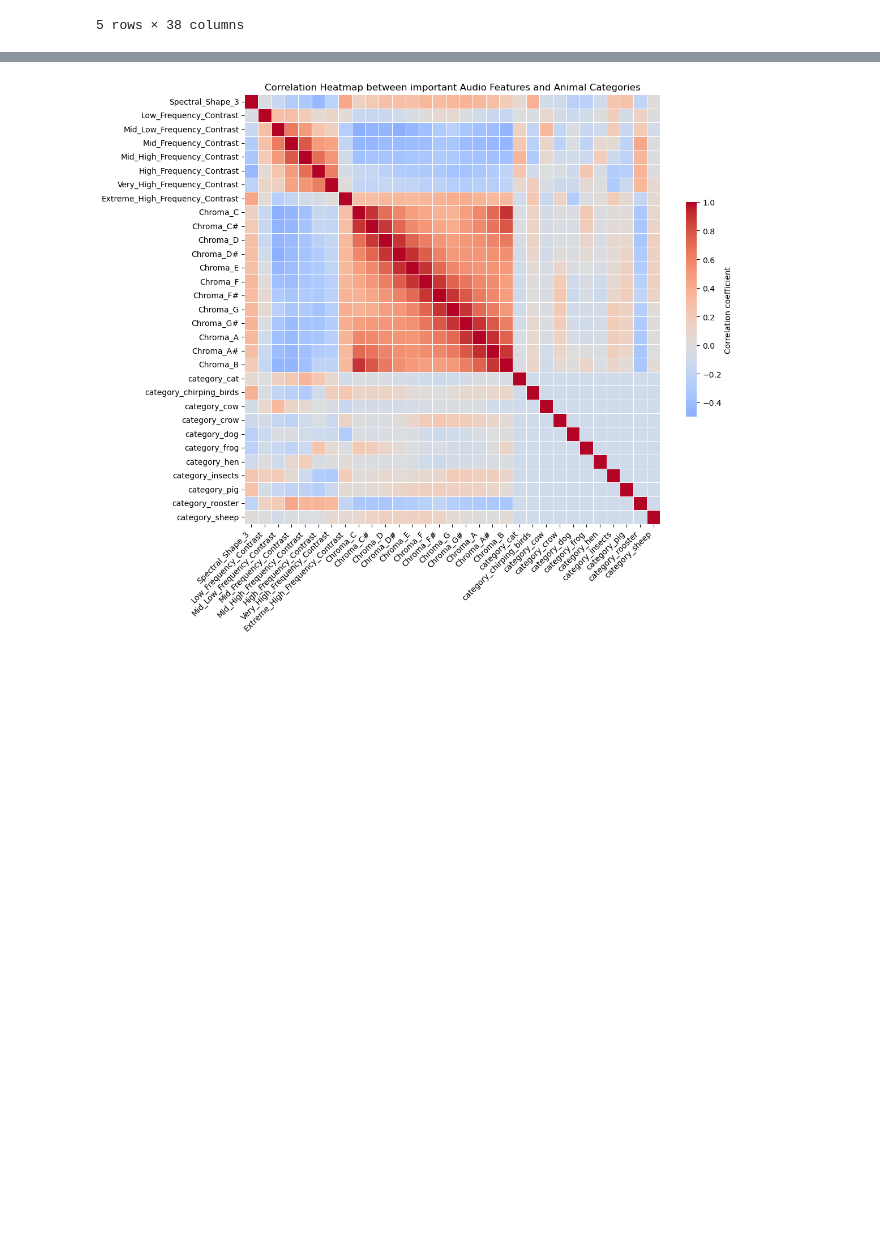
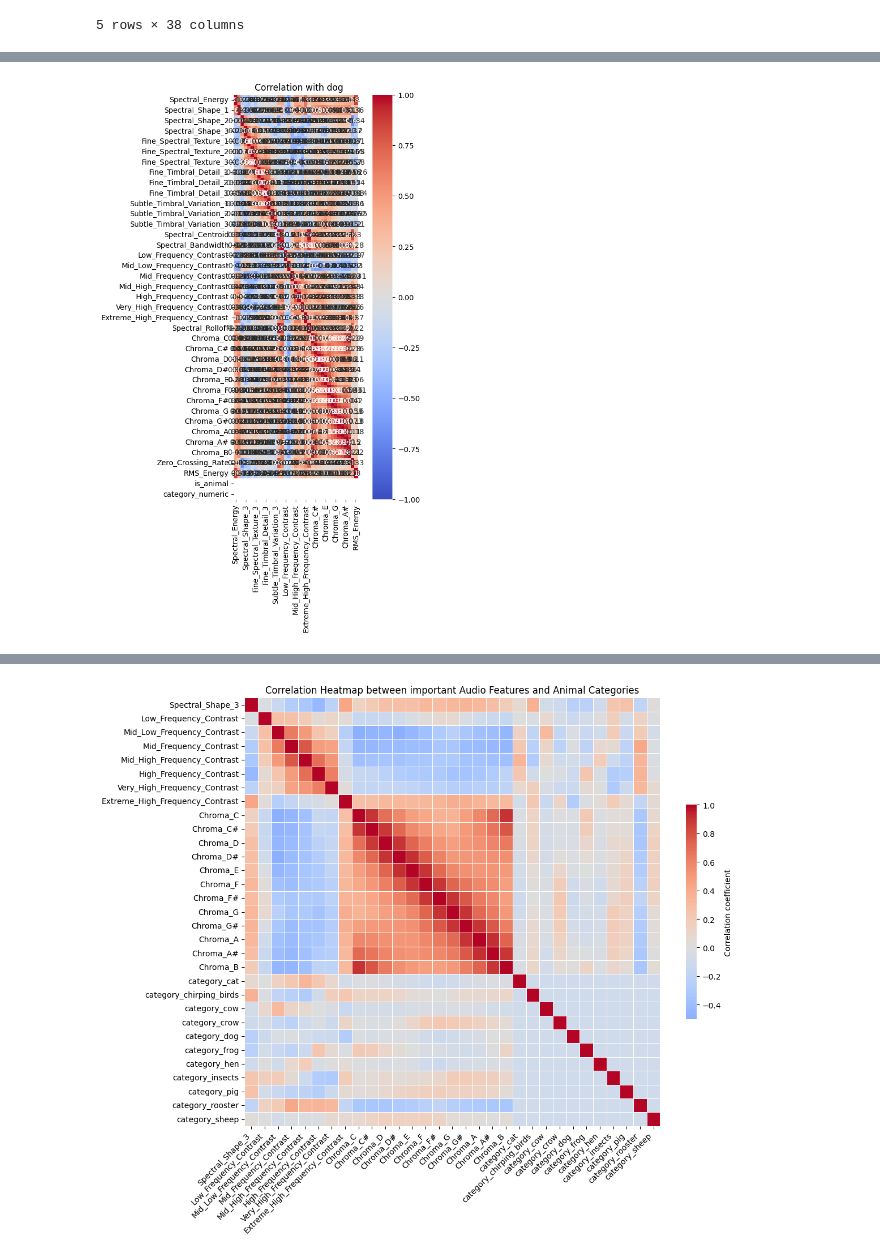
Before and after one commit to RussellArvin/animalsoundprediction, a Jupyter notebook: main.ipynb, the cells around one changed output, grey strips where cells are left out. Saved outputs shown, nothing was run; the diff lists cells and outputs as text; code cells hidden in the pictures; blank space fills up the shorter version.

```diff
--- a/main.ipynb
+++ b/main.ipynb
@@ -311,3 +330,23 @@ plt.show()
+# %%
+# Assuming metadata already contains 'category_numeric' column
+# For example, selecting 'dog' which corresponds to category_numeric value 1
+selected_animal_category = 1
+subset_metadata = cleaned_metadata1[cleaned_metadata1['category_numeric'] == selected_animal_category]
+
+# Calculate correlation matrix for the selected subset
+corr_matrix = subset_metadata.corr()
+
+# Create a heatmap
+plt.figure(figsize=(4, 10))  # Adjust the figure size as needed
+sb.heatmap(corr_matrix.sort_values(by='category_numeric', ascending=False),
+            annot=True, cmap='coolwarm', vmin=-1, vmax=1)
+plt.title(f'Correlation with {animal_categories[selected_animal_category - 1]}')
+
+
+# Show the plot
+plt.show()
+# %% [output]
+[figure, added]
 # %%
 # Identifying important features to determine whether sound is made by an animal
 important_features_1 = ['Spectral_Shape_3', 'Low_Frequency_Contrast', 'Mid_Low_Frequency_Contrast', 'Mid_Frequency_Contrast',
```
Also changed, not shown: parts of 6 cells of this notebook.
